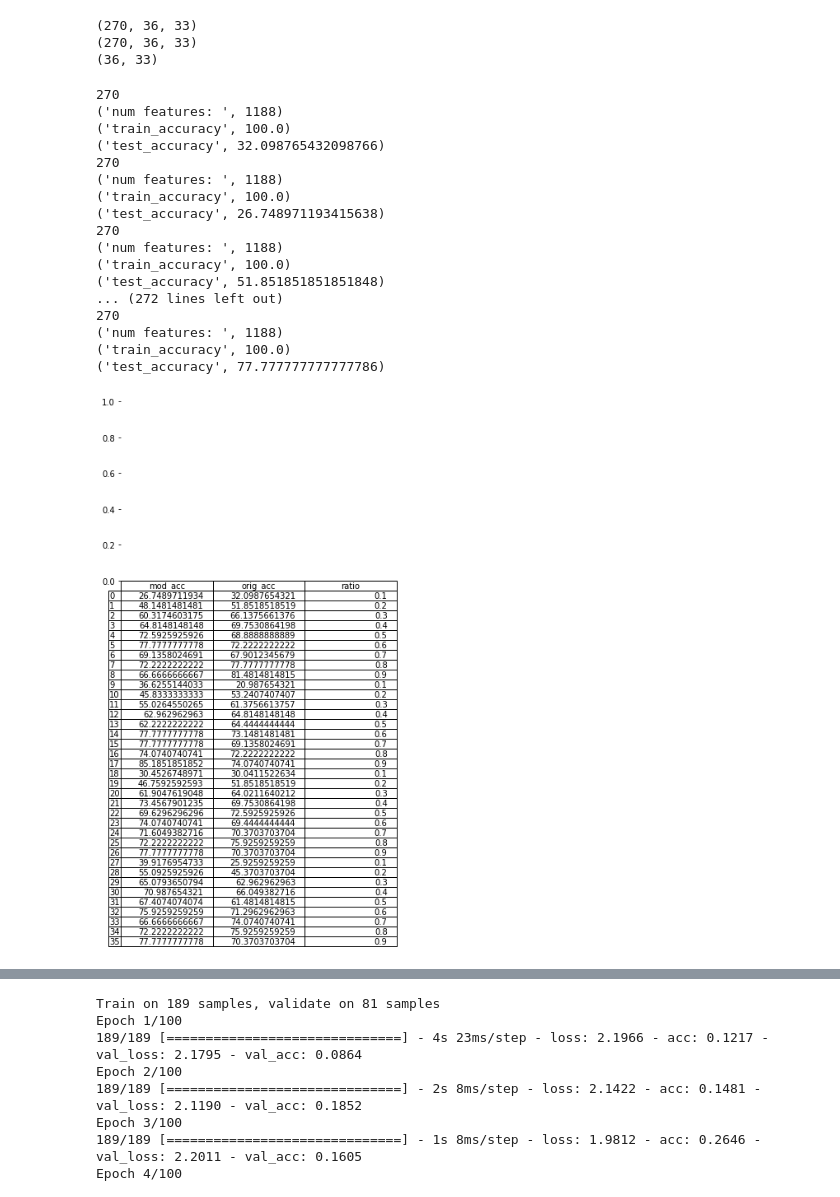
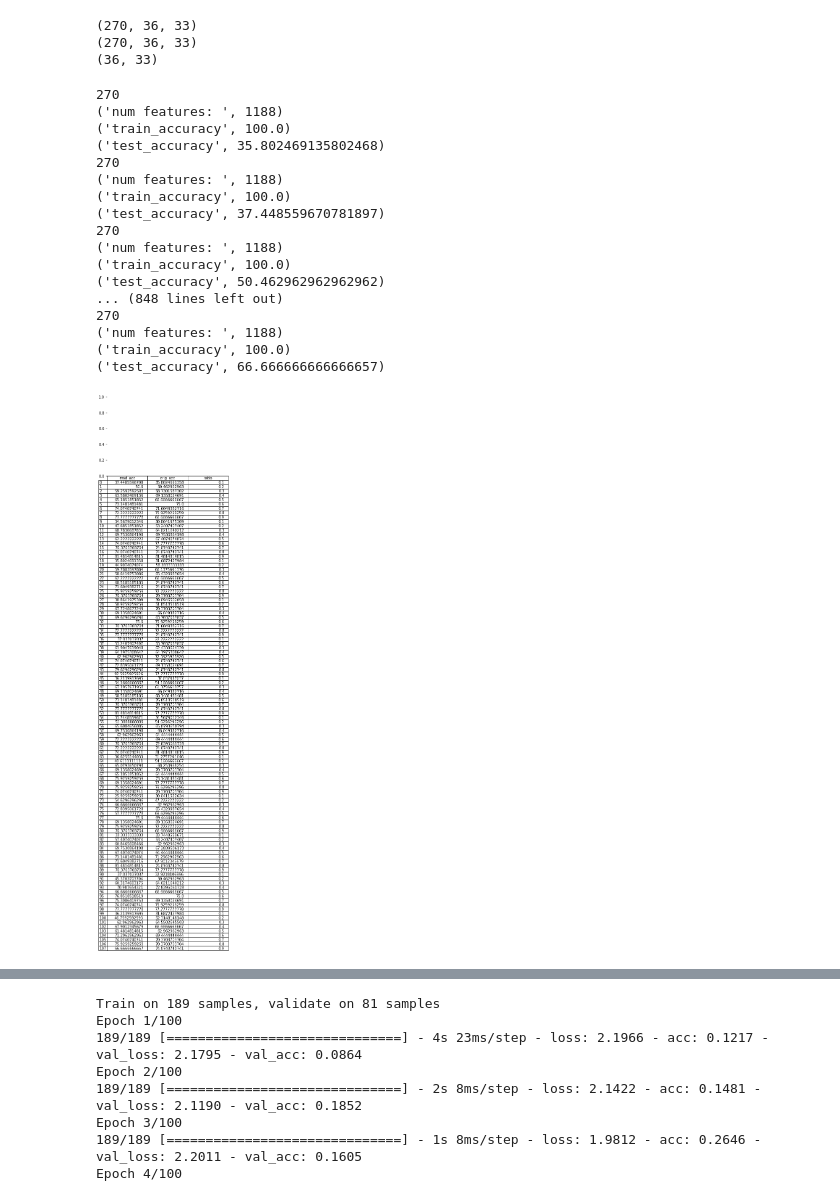
Before and after one commit to mcreaded/6.835, a Jupyter notebook: miniprojects/project2/Solutions .ipynb, the cells around one changed output, grey strips where cells are left out. Cells and saved outputs as stored; diff of their text form; code cells hidden in the pictures.

Commit message:
adding the data

```diff
--- a/miniprojects/project2/Solutions .ipynb
+++ b/miniprojects/project2/Solutions .ipynb
@@ -15,40 +15,40 @@ import pandas as pd
 data = []
 def mapper(patch_size):
     _map = {"orig_acc":None,"mod_acc":None,"ratio": None}
     _map['ratio']=patch_size
     orig_test=dt.run_tree(ratio=patch_size)
     meth_test = dt.run_tree(ext=1,ratio=patch_size)
     _map['orig_acc']=orig_test
     _map['mod_acc']=meth_test
     return _map
-data = [mapper(i) for i in [.1,.2,.3,.4,.5,.6,.7,.8,.9]*4]
+data = [mapper(i) for i in [.1,.2,.3,.4,.5,.6,.7,.8,.9]*12]
 
 d_frm = pd.DataFrame(data)
 from pandas.tools.plotting import table
 a_x = plt.subplot(111,frame_on=False)
 a_x.xaxis.set_visible(False)
 a_x.xaxis.set_visible(False)
 table(a_x,d_frm)
 plt.savefig("dataFrame.png")
 # %% [output]
 270
 ('num features: ', 1188)
 ('train_accuracy', 100.0)
-('test_accuracy', 32.098765432098766)
+('test_accuracy', 35.802469135802468)
 270
 ('num features: ', 1188)
 ('train_accuracy', 100.0)
-('test_accuracy', 26.748971193415638)
+('test_accuracy', 37.448559670781897)
 270
 ('num features: ', 1188)
 ('train_accuracy', 100.0)
-('test_accuracy', 51.851851851851848)
-... (272 lines left out)
+('test_accuracy', 50.462962962962962)
+... (848 lines left out)
 270
 ('num features: ', 1188)
 ('train_accuracy', 100.0)
-('test_accuracy', 77.777777777777786)
+('test_accuracy', 66.666666666666657)
-[figure, old version]
+[figure, new version]
 # %%
 
 import six
```
Also changed, not shown: parts of 1 cell of this notebook, 3 other files.
